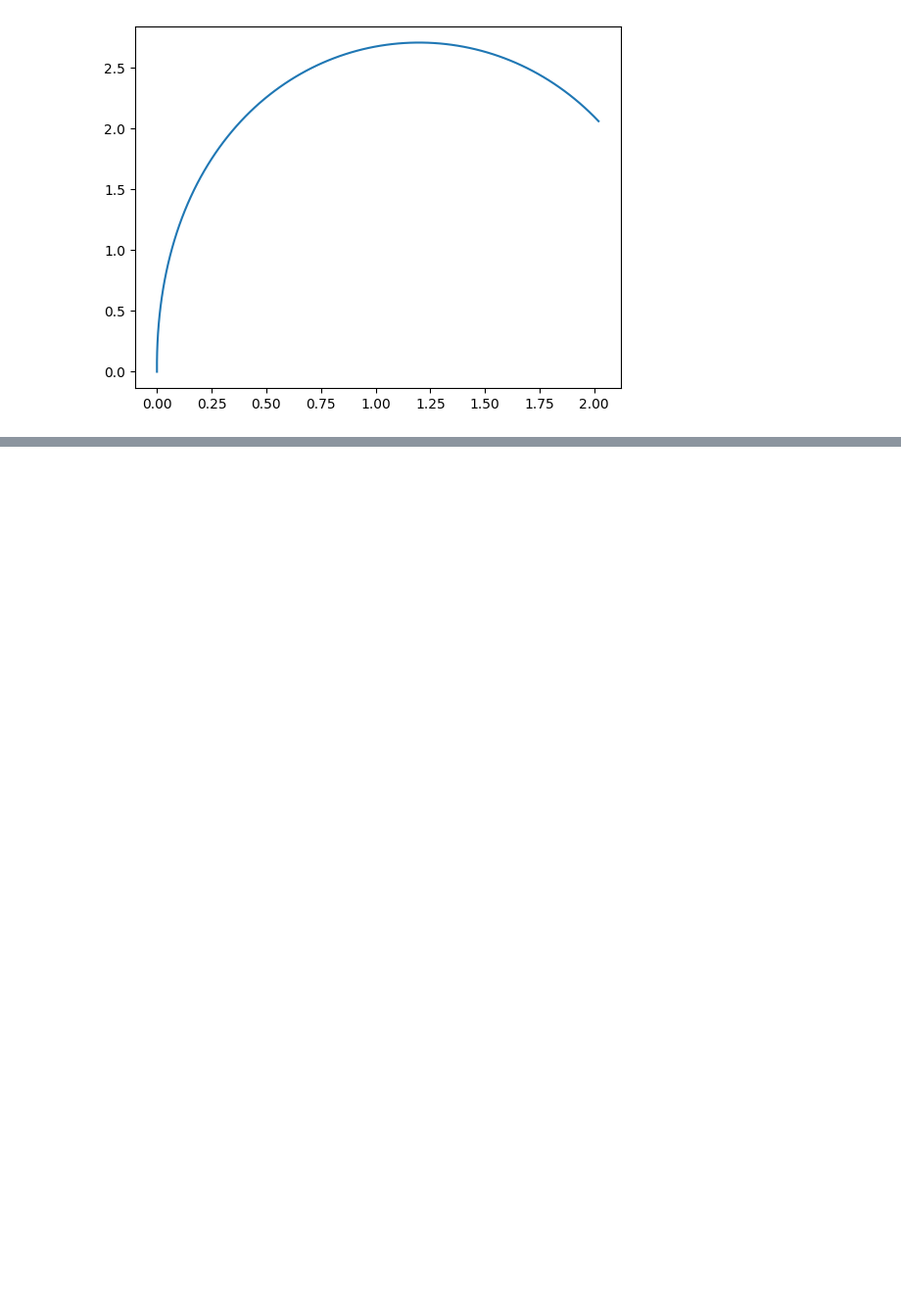
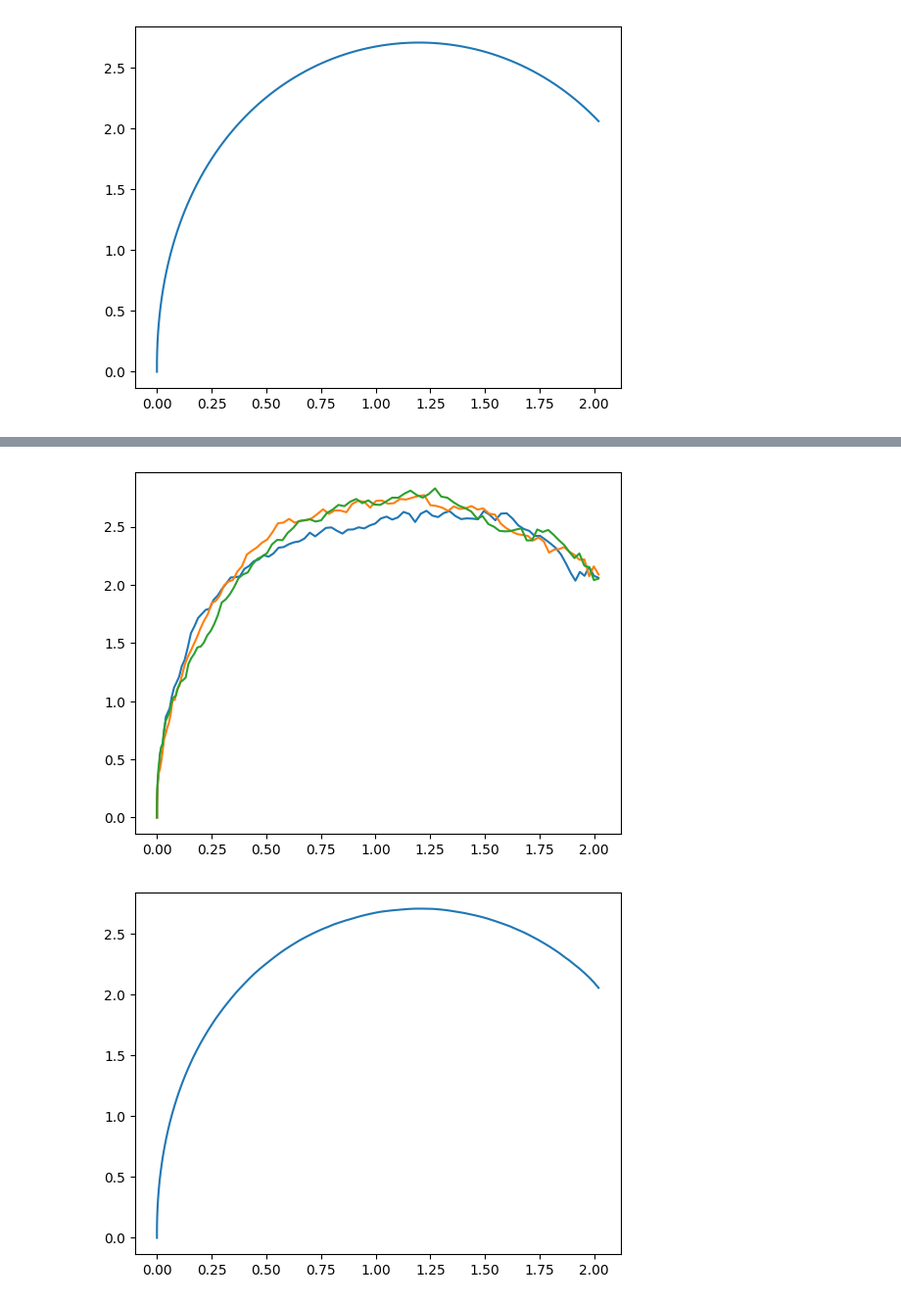
Before and after one commit to YuhangMeiUW/P2P, a Jupyter notebook: 2nd_order_brownian_bridge.ipynb, the cells around one changed output, grey strips where cells are left out. Shown at 98% size. Saved outputs shown, nothing was run; the diff lists cells and outputs as text; code cells hidden in the pictures; blank space fills up the shorter version.

```diff
--- a/2nd_order_brownian_bridge.ipynb
+++ b/2nd_order_brownian_bridge.ipynb
@@ -220,0 +260,5 @@ for i in range(1, T):
+# %%
+exp1tAtrans = generate_expAt(A.T, 1-t)
+phi1t = generate_phit(1-t, n)
+exp1tA = generate_expAt(A, 1-t)
+expt1A = generate_expAt(A, t-1)
@@ -232,0 +318,12 @@ plt.show()
+# %%
+plt.figure()
+for i in range(3):
+    plt.plot(X_pred2[:,i,0].detach().numpy(), X_pred2[:,i,1].detach().numpy())
+plt.show()
+
+plt.figure()
+plt.plot(X_pred2[:,:,0].mean(axis=1).detach().numpy(), X_pred2[:,:,1].mean(axis=1).detach().numpy())
+plt.show()
+# %% [output]
+[figure, added]
+[figure, added]
```
Also changed, not shown: parts of 17 cells of this notebook.
